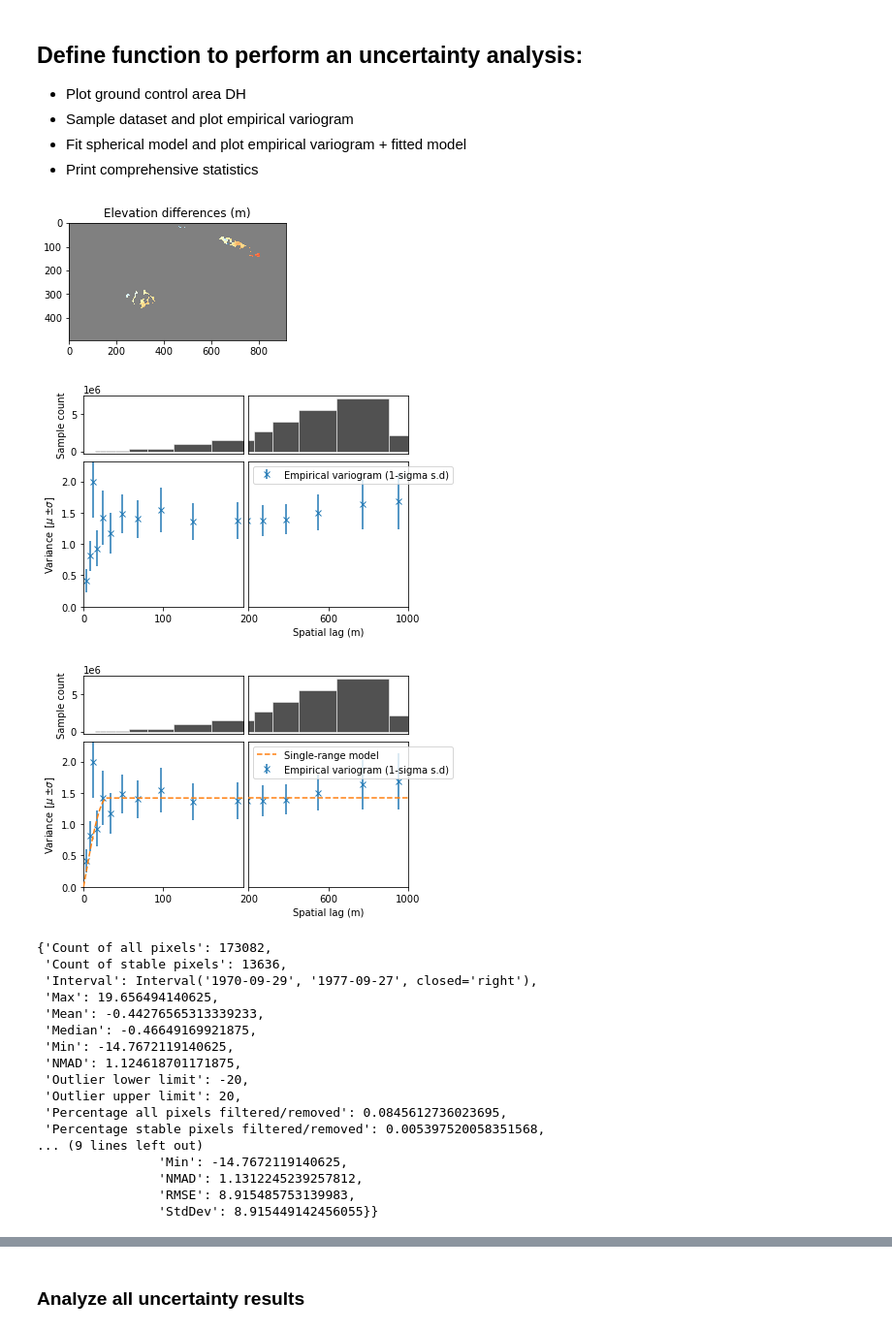
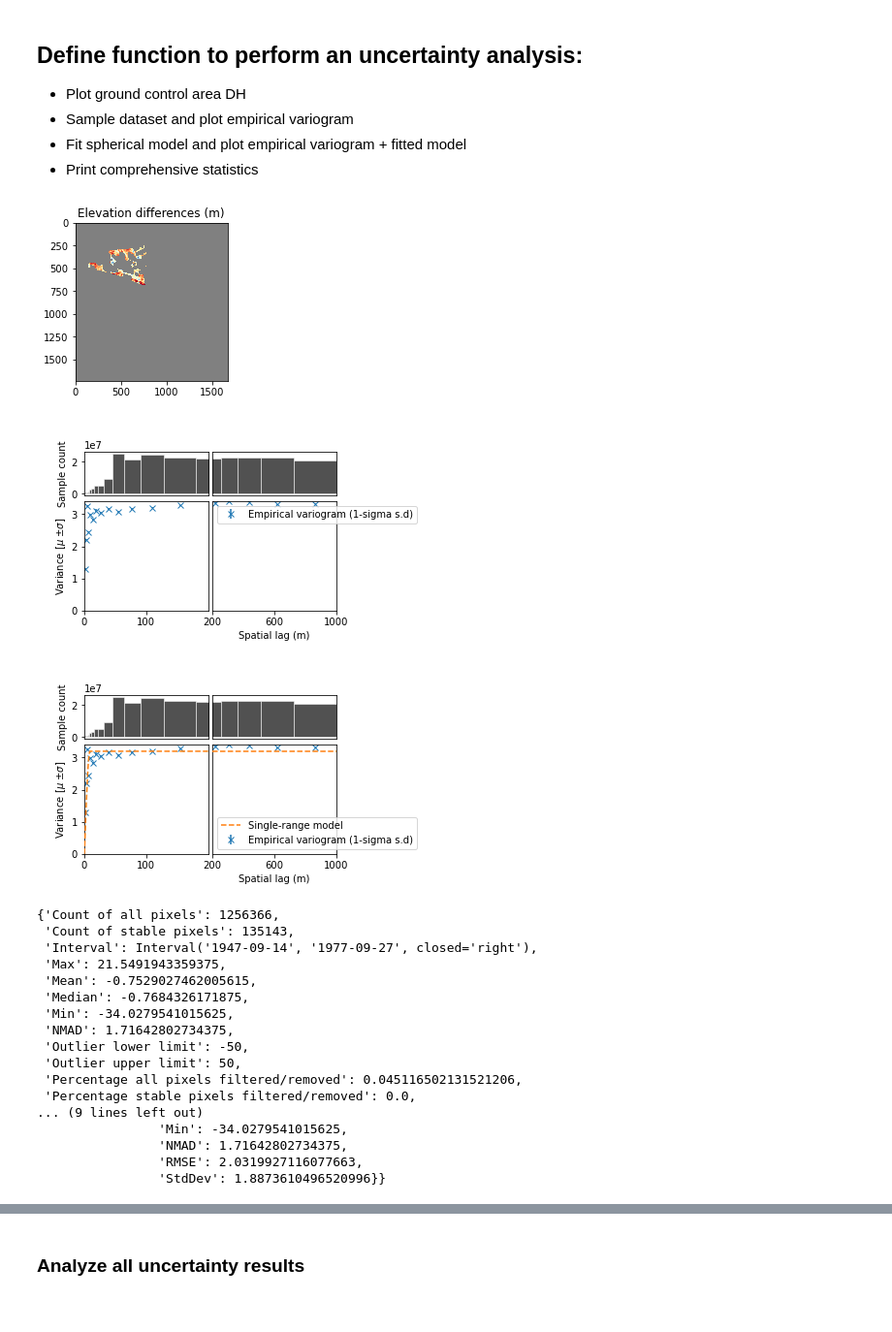
Before and after one commit to elischwat/hsfm-geomorph, a Jupyter notebook: dem-analysis/mt_baker_mass_wasted/uncertainty.ipynb, the cells around one changed output, grey strips where cells are left out. Shown at 97% size. Cells and saved outputs as stored; diff of their text form; code cells hidden in the pictures.

```diff
--- a/dem-analysis/mt_baker_mass_wasted/uncertainty.ipynb
+++ b/dem-analysis/mt_baker_mass_wasted/uncertainty.ipynb
@@ -29,3 +29,8 @@ json_file_path = os.environ['HSFM_GEOMORPH_INPUT_FILE']
+# %%
+if os.environ.get('HSFM_GEOMORPH_INPUT_FILE'):
+    json_file_path = os.environ['HSFM_GEOMORPH_INPUT_FILE']
+else:
+    json_file_path = 'inputs/rainbow_inputs.json'
 # %%
 with open(json_file_path, 'r') as j:
      params = json.loads(j.read())
@@ -67,7 +112,7 @@ if not os.path.exists(plot_output_dir):
 dem_fn_list = glob.glob(os.path.join(dems_path, "*.tif"))
 dem_fn_list = sorted(dem_fn_list)
 
-if RUN_LARGERAREA:
+if RUN_LARGER_AREA:
     dem_fn_list = [f for f in dem_fn_list if Path(f).stem not in TO_DROP_LARGERAREA]
 else:
     dem_fn_list = [f for f in dem_fn_list if Path(f).stem not in TO_DROP]
@@ -84,0 +124,3 @@ dem_fn_list
+# %%
+dem_fn_list = [f for f in dem_fn_list if 'unaligned' not in f]
+dem_fn_list
@@ -137,3 +178,10 @@ _ = demcollection_uncertainty.subtract_dems_intervalwise()
+# %%
+bounding_demcollection_uncertainty = xdem.DEMCollection(
+    [demcollection_uncertainty.dems[0], demcollection_uncertainty.dems[-1]],
+    [demcollection_uncertainty.timestamps[0], demcollection_uncertainty.timestamps[-1]],
+)
+
+_ = bounding_demcollection_uncertainty.subtract_dems_intervalwise()
 # %% [markdown]
 # Plot dDEMs
 # %%
@@ -284,44 +219,54 @@ results_dict = {}
 def clean_interval_string(interval):
     return interval.left.strftime("%y_%m_%d") + "__" + interval.right.strftime("%y_%m_%d")
 # %%
-for ddem in demcollection_uncertainty.ddems:
-    # try:
+def run_analysis_plot_and_return_results(ddem):
     results, figs = uncertainty_analysis(
         ddem,
         gcas_vector,
         subsample = VARIOGRAM_SUBSAMPLE,
         n_variograms = VARIOGRAM_N_VARIOGRAMS,
         xscale_range_split = XSCALE_RANGE_SPLIT,
         parallelism=PARALLELISM,
-        maxlag=MAX_LAG
+        maxlag=MAX_LAG,
+        FILTER_OUTLIERS = FILTER_OUTLIERS,
+        SIMPLE_FILTER = SIMPLE_FILTER,
+        simple_filter_threshold = simple_filter_threshold
     )
     interval_string = clean_interval_string(ddem.interval)
     figs[0].savefig(os.path.join(plot_output_dir, f"dod_uncertainty_static_areas_{interval_string}.png"))
     figs[1].savefig(os.path.join(plot_output_dir, f"dod_uncertainty_empirical_variogram_{interval_string}.png"))
     figs[2].savefig(os.path.join(plot_output_dir, f"dod_uncertainty_fit_variogram_{interval_string}.png"))
     pprint(results, width=1)
+    return results
+
+
+for ddem in demcollection_uncertainty.ddems:
+    results = run_analysis_plot_and_return_results(ddem)
+    results['bounding'] = False
     results_dict[results["Interval"]] = results
-    # except Exception as exc:
-        # print(f"Failed on ddem: {ddem.interval}")
-        # print(exc)
+
+for ddem in bounding_demcollection_uncertainty.ddems:
+    results = run_analysis_plot_and_return_results(ddem)
+    results['bounding'] = True
+    results_dict[results["Interval"]] = results
 # %% [output]
-[figure, old version]
+[figure, new version]
-[figure, old version]
+[figure, new version]
-[figure, old version]
+[figure, new version]
-{'Count of all pixels': 173082,
- 'Count of stable pixels': 13636,
- 'Interval': Interval('1970-09-29', '1977-09-27', closed='right'),
- 'Max': 19.656494140625,
- 'Mean': -0.44276565313339233,
- 'Median': -0.46649169921875,
- 'Min': -14.7672119140625,
- 'NMAD': 1.124618701171875,
- 'Outlier lower limit': -20,
- 'Outlier upper limit': 20,
- 'Percentage all pixels filtered/removed': 0.0845612736023695,
- 'Percentage stable pixels filtered/removed': 0.005397520058351568,
+{'Count of all pixels': 1256366,
+ 'Count of stable pixels': 135143,
+ 'Interval': Interval('1947-09-14', '1977-09-27', closed='right'),
+ 'Max': 21.5491943359375,
+ 'Mean': -0.7529027462005615,
+ 'Median': -0.7684326171875,
+ 'Min': -34.0279541015625,
+ 'NMAD': 1.71642802734375,
+ 'Outlier lower limit': -50,
+ 'Outlier upper limit': 50,
+ 'Percentage all pixels filtered/removed': 0.045116502131521206,
+ 'Percentage stable pixels filtered/removed': 0.0,
 ... (9 lines left out)
-                'Min': -14.7672119140625,
-                'NMAD': 1.1312245239257812,
-                'RMSE': 8.915485753139983,
-                'StdDev': 8.915449142456055}}
+                'Min': -34.0279541015625,
+                'NMAD': 1.71642802734375,
+                'RMSE': 2.0319927116077663,
+                'StdDev': 1.8873610496520996}}
```
Also changed, not shown: parts of 22 cells of this notebook, 25 other files.
